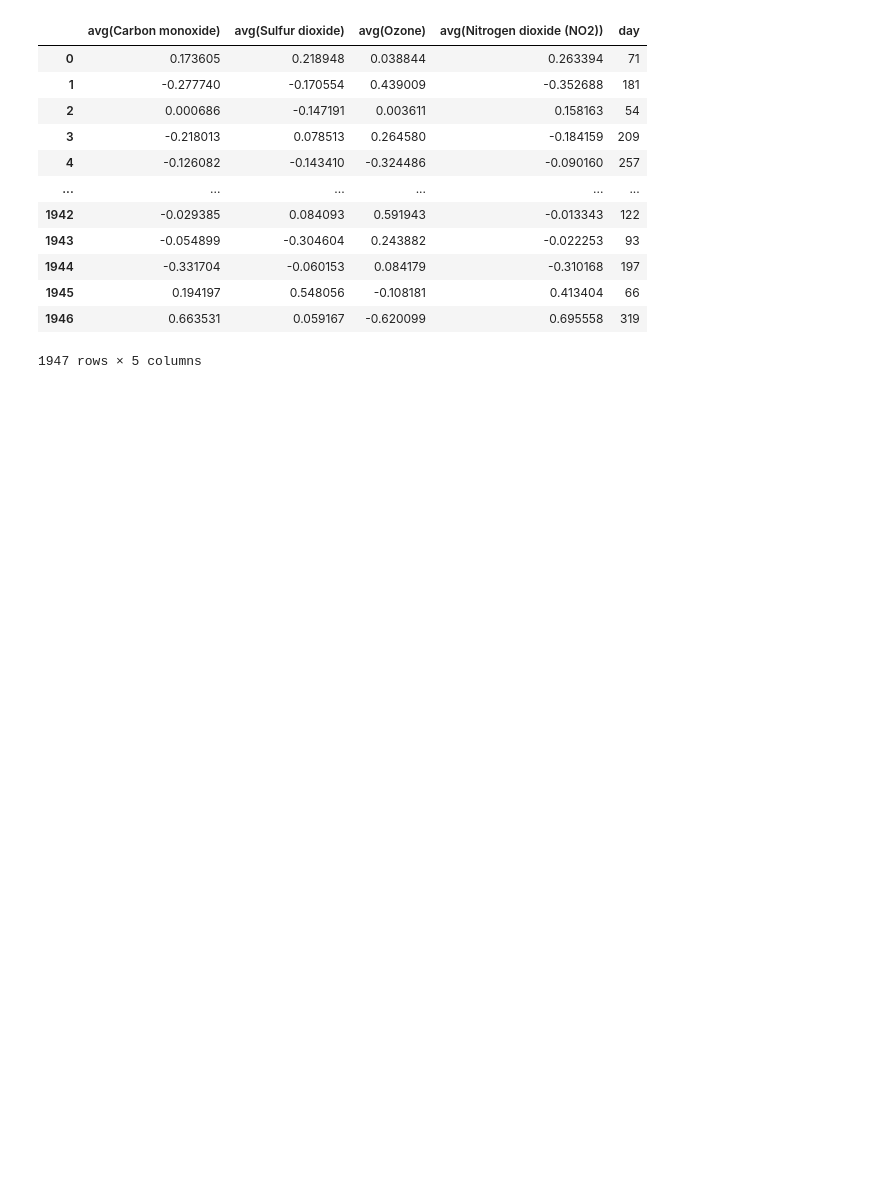
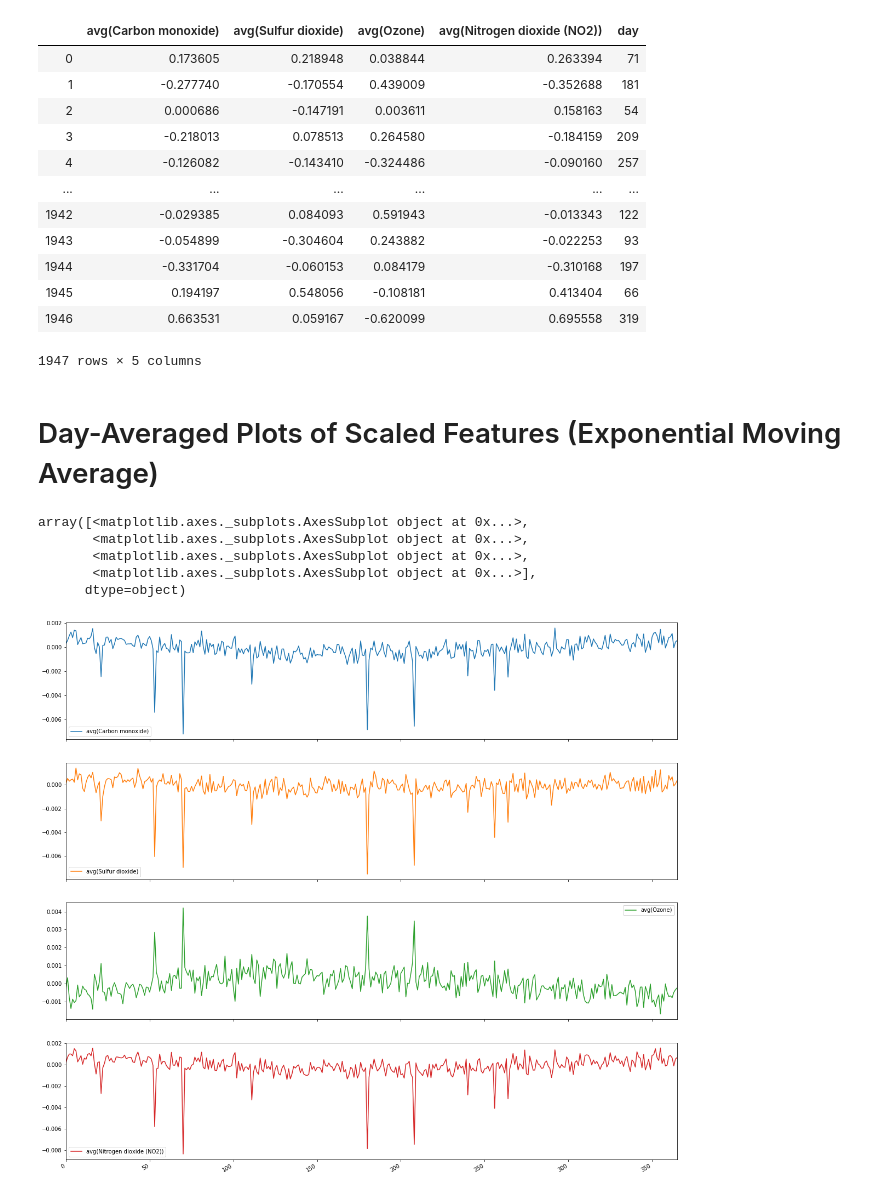
Before and after one commit to css459/energy-demand-and-pollution, a Jupyter notebook: doc/gas-analysis/Gas Analysis.ipynb, the cells around one changed output. Cells and saved outputs as stored; diff of their text form; code cells hidden in the pictures; blank space fills up the shorter version.

```diff
--- a/doc/gas-analysis/Gas Analysis.ipynb
+++ b/doc/gas-analysis/Gas Analysis.ipynb
@@ -46,3 +51,21 @@ features
 | 1945 | 0.194197 | 0.548056 | -0.108181 | 0.413404 | 66 |
 | 1946 | 0.663531 | 0.059167 | -0.620099 | 0.695558 | 319 |
 1947 rows × 5 columns
+# %% [markdown]
+# Day-Averaged Plots of Scaled Features (Exponential Moving Average)
+# %%
+featuresEMA = features
+featuresEMA[cols] = features[cols].ewm(span=3).mean()
+# %%
+featuresEMA \
+.groupby('day') \
+.mean() \
+.reset_index(drop=True) \
+.plot.line(subplots=True, figsize=(20,20))
+# %% [output]
+array([<matplotlib.axes._subplots.AxesSubplot object at 0x...>,
+       <matplotlib.axes._subplots.AxesSubplot object at 0x...>,
+       <matplotlib.axes._subplots.AxesSubplot object at 0x...>,
+       <matplotlib.axes._subplots.AxesSubplot object at 0x...>],
+      dtype=object)
+[figure, added]
```
Also changed, not shown: parts of 16 cells of this notebook.
